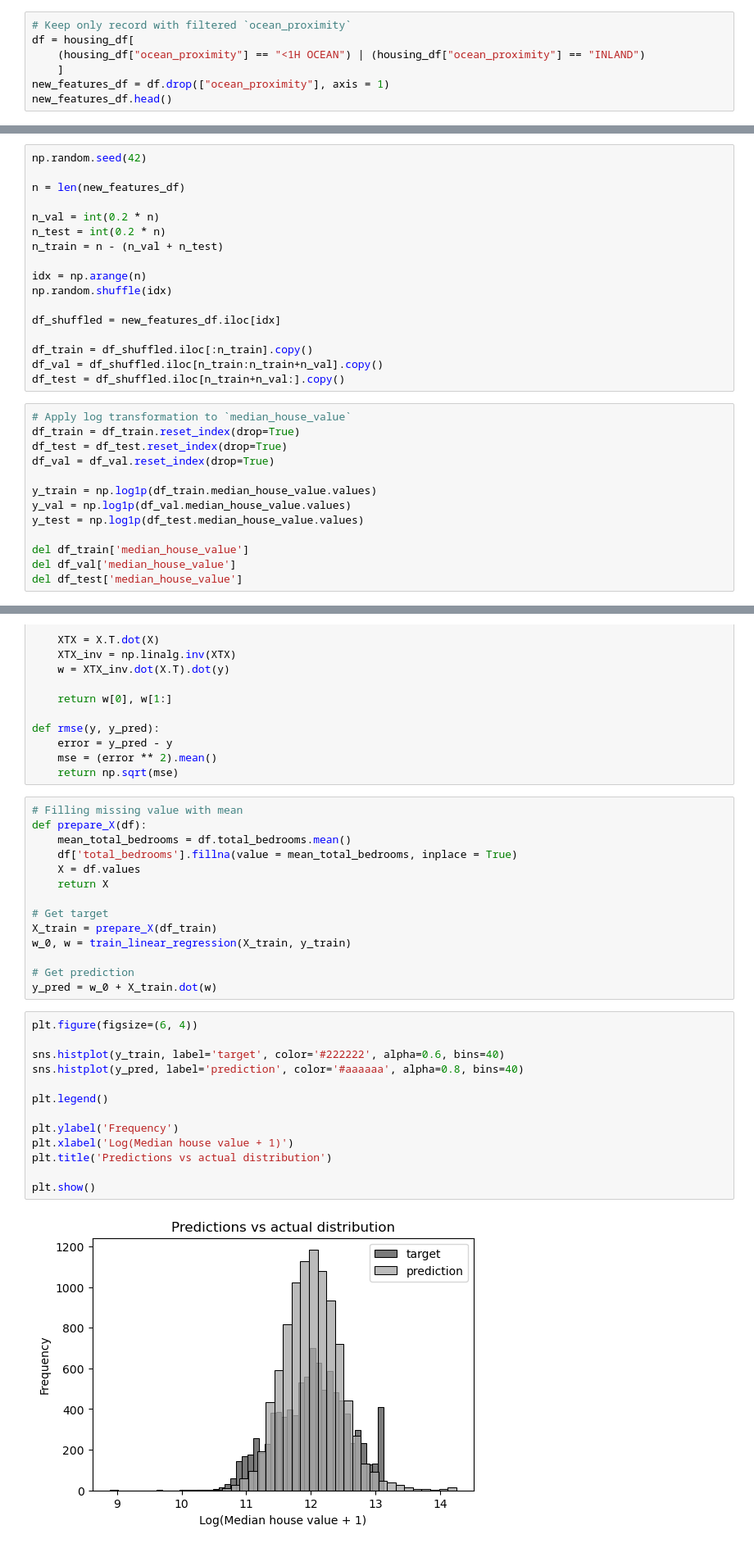
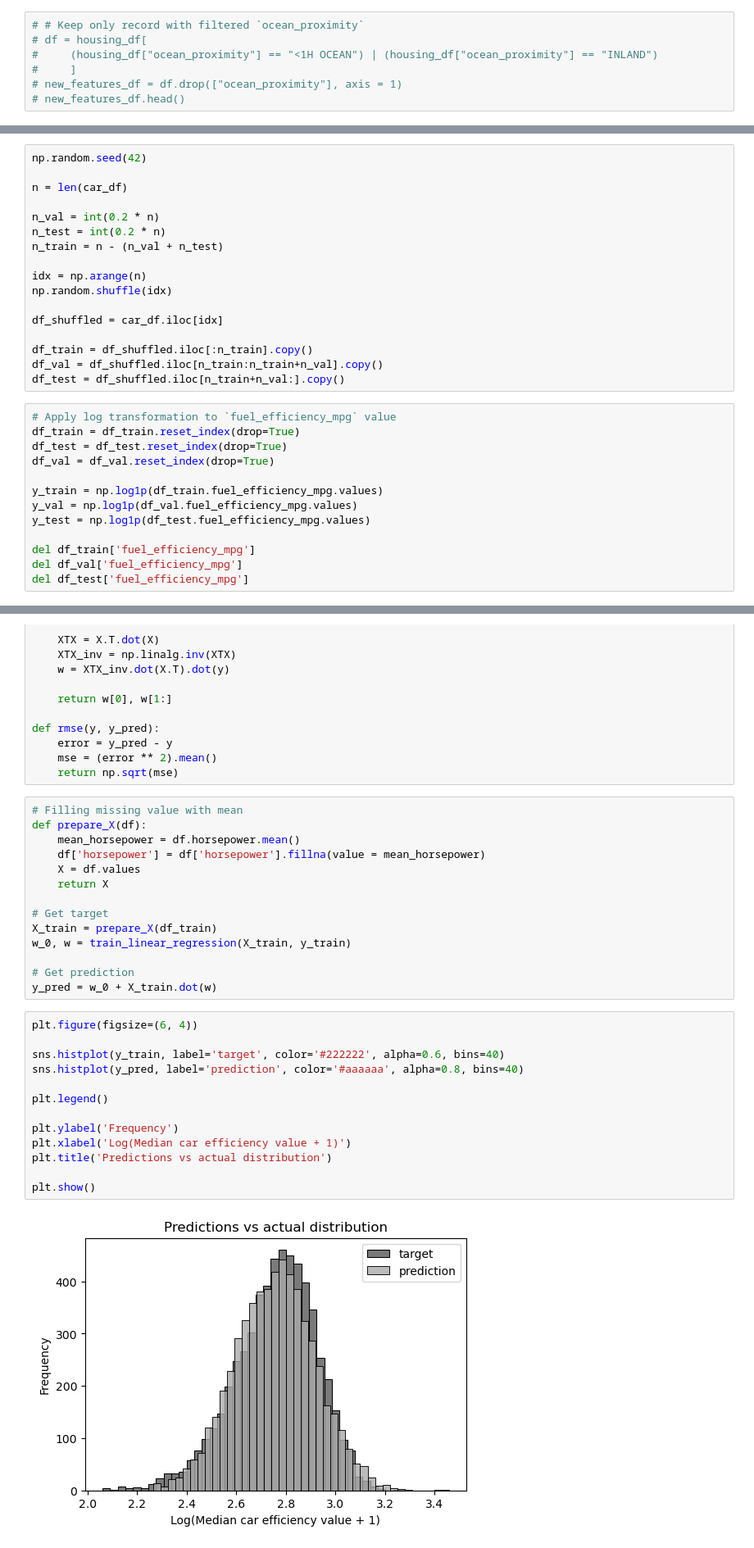
Before and after one commit to chuksoo/ml-zoomcamp-2025, a Jupyter notebook: Homeworks/HW#2.ipynb, the cells around one changed output, grey strips where cells are left out. Shown at 82% size. Saved outputs shown, nothing was run; the diff lists cells and outputs as text.

```diff
--- a/Homeworks/HW#2.ipynb
+++ b/Homeworks/HW#2.ipynb
@@ -97,7 +93,7 @@ There are 1 columns that have missing values.
 # %%
-# Keep only record with filtered `ocean_proximity`
-df = housing_df[
-    (housing_df["ocean_proximity"] == "<1H OCEAN") | (housing_df["ocean_proximity"] == "INLAND")
-    ]
-new_features_df = df.drop(["ocean_proximity"], axis = 1)
-new_features_df.head()
+# # Keep only record with filtered `ocean_proximity`
+# df = housing_df[
+#     (housing_df["ocean_proximity"] == "<1H OCEAN") | (housing_df["ocean_proximity"] == "INLAND")
+#     ]
+# new_features_df = df.drop(["ocean_proximity"], axis = 1)
+# new_features_df.head()
@@ -130,7 +121,7 @@ new_features_df.population.median()
 # %%
 np.random.seed(42)
 
-n = len(new_features_df)
+n = len(car_df)
 
 n_val = int(0.2 * n)
 n_test = int(0.2 * n)
@@ -139,24 +130,24 @@ n_train = n - (n_val + n_test)
 idx = np.arange(n)
 np.random.shuffle(idx)
 
-df_shuffled = new_features_df.iloc[idx]
+df_shuffled = car_df.iloc[idx]
 
 df_train = df_shuffled.iloc[:n_train].copy()
 df_val = df_shuffled.iloc[n_train:n_train+n_val].copy()
 df_test = df_shuffled.iloc[n_train+n_val:].copy()
 # %%
-# Apply log transformation to `median_house_value`
+# Apply log transformation to `fuel_efficiency_mpg` value
 df_train = df_train.reset_index(drop=True)
 df_test = df_test.reset_index(drop=True)
 df_val = df_val.reset_index(drop=True)
 
-y_train = np.log1p(df_train.median_house_value.values)
-y_val = np.log1p(df_val.median_house_value.values)
-y_test = np.log1p(df_test.median_house_value.values)
+y_train = np.log1p(df_train.fuel_efficiency_mpg.values)
+y_val = np.log1p(df_val.fuel_efficiency_mpg.values)
+y_test = np.log1p(df_test.fuel_efficiency_mpg.values)
 
-del df_train['median_house_value']
-del df_val['median_house_value']
-del df_test['median_house_value']
+del df_train['fuel_efficiency_mpg']
+del df_val['fuel_efficiency_mpg']
+del df_test['fuel_efficiency_mpg']
 # %%
 # linear regression function
 def train_linear_regression(X, y):
@@ -176,8 +167,8 @@ def rmse(y, y_pred):
 # %%
 # Filling missing value with mean
 def prepare_X(df):
-    mean_total_bedrooms = df.total_bedrooms.mean()
-    df['total_bedrooms'].fillna(value = mean_total_bedrooms, inplace = True)
+    mean_horsepower = df.horsepower.mean()
+    df['horsepower'] = df['horsepower'].fillna(value = mean_horsepower)
     X = df.values
     return X
 
@@ -190,18 +181,18 @@ y_pred = w_0 + X_train.dot(w)
 # %%
 plt.figure(figsize=(6, 4))
 
 sns.histplot(y_train, label='target', color='#222222', alpha=0.6, bins=40)
 sns.histplot(y_pred, label='prediction', color='#aaaaaa', alpha=0.8, bins=40)
 
 plt.legend()
 
 plt.ylabel('Frequency')
-plt.xlabel('Log(Median house value + 1)')
+plt.xlabel('Log(Median car efficiency value + 1)')
 plt.title('Predictions vs actual distribution')
 
 plt.show()
 # %% [output]
-[figure, old version]
+[figure, new version]
 # %%
 rmse(y_train, y_pred)
 # %% [output]
```
Also changed, not shown: parts of 22 cells of this notebook.
